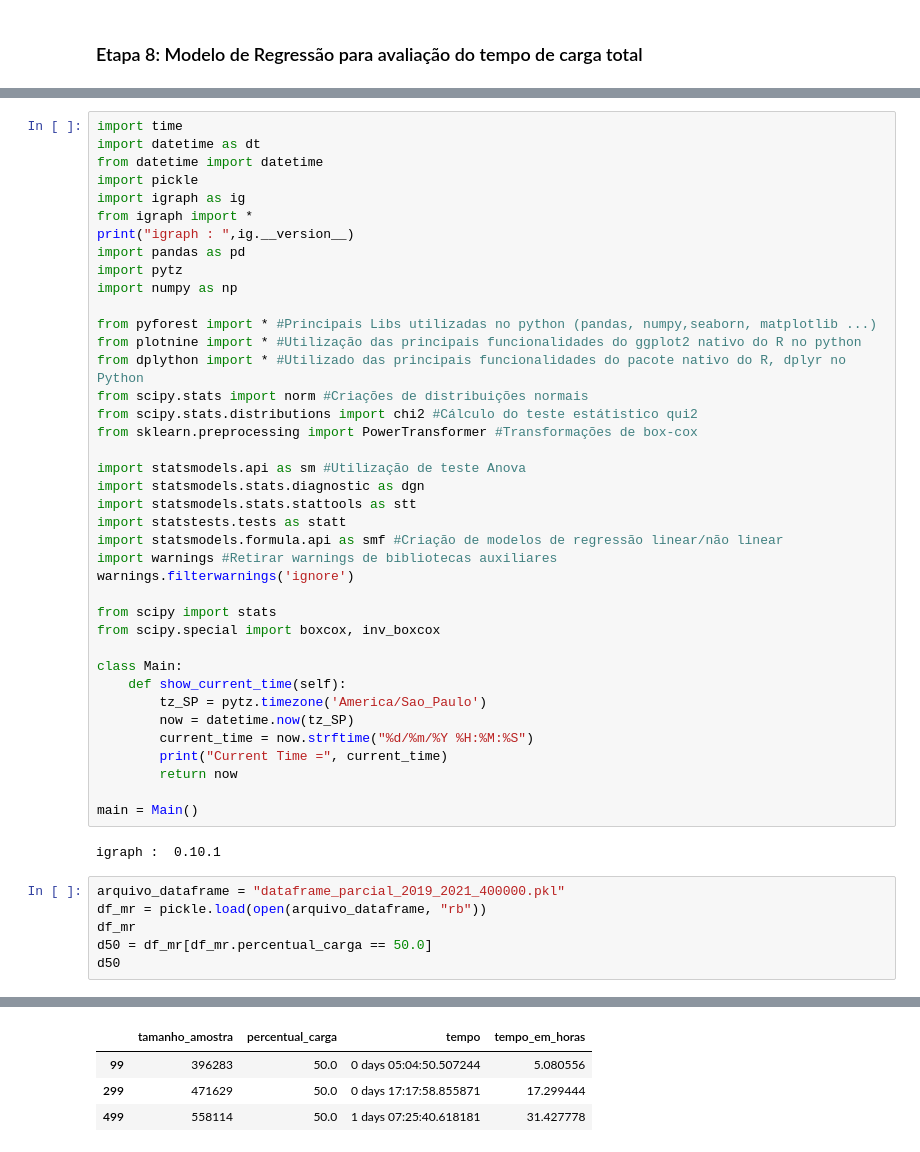
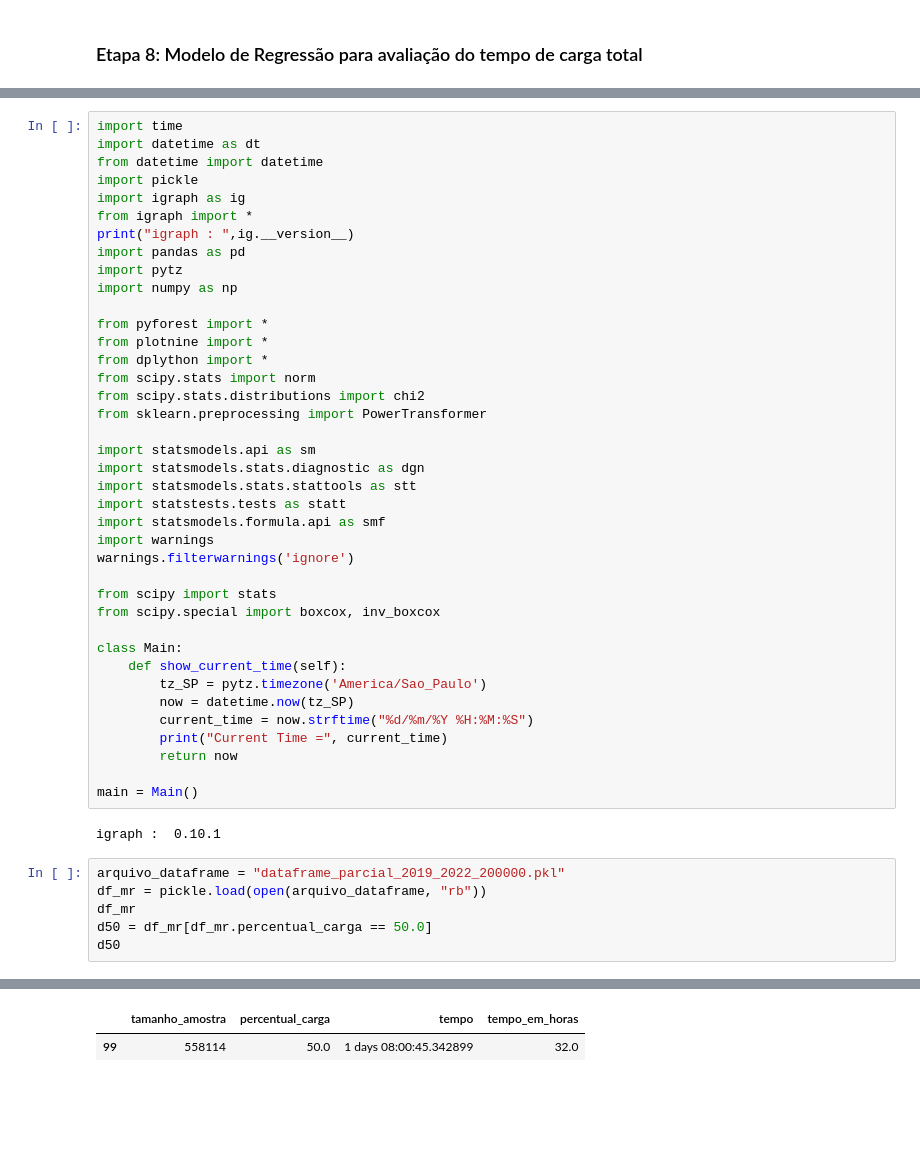
Before and after one commit to drausio/tcc_dsa_usp_esalq, a Jupyter notebook: resultados-projeto/07_ModeloRegressaoEstimativaTempoCarga.ipynb, the cells around one changed output, grey strips where cells are left out. Saved outputs shown, nothing was run; the diff lists cells and outputs as text; blank space fills up the shorter version.

```diff
--- a/resultados-projeto/07_ModeloRegressaoEstimativaTempoCarga.ipynb
+++ b/resultados-projeto/07_ModeloRegressaoEstimativaTempoCarga.ipynb
@@ -42,19 +42,19 @@ import pandas as pd
 import pytz
 import numpy as np
 
-from pyforest import * #Principais Libs utilizadas no python (pandas, numpy,seaborn, matplotlib ...)
-from plotnine import * #Utilização das principais funcionalidades do ggplot2 nativo do R no python
-from dplython import * #Utilizado das principais funcionalidades do pacote nativo do R, dplyr no Python
-from scipy.stats import norm #Criações de distribuições normais
-from scipy.stats.distributions import chi2 #Cálculo do teste estátistico qui2
-from sklearn.preprocessing import PowerTransformer #Transformações de box-cox
+from pyforest import *
+from plotnine import *
+from dplython import *
+from scipy.stats import norm
+from scipy.stats.distributions import chi2
+from sklearn.preprocessing import PowerTransformer
 
-import statsmodels.api as sm #Utilização de teste Anova
+import statsmodels.api as sm
 import statsmodels.stats.diagnostic as dgn
 import statsmodels.stats.stattools as stt
 import statstests.tests as statt
-import statsmodels.formula.api as smf #Criação de modelos de regressão linear/não linear
-import warnings #Retirar warnings de bibliotecas auxiliares
+import statsmodels.formula.api as smf
+import warnings
 warnings.filterwarnings('ignore')
 
 from scipy import stats
@@ -72,15 +72,13 @@ main = Main()
 # %% [output]
 igraph :  0.10.1
 # %%
-arquivo_dataframe = "dataframe_parcial_2019_2021_400000.pkl"
+arquivo_dataframe = "dataframe_parcial_2019_2022_200000.pkl"
 df_mr = pickle.load(open(arquivo_dataframe, "rb"))
 df_mr
 d50 = df_mr[df_mr.percentual_carga == 50.0]
 d50
 # %% [output]
 [interactive output not drawn]
 |  | tamanho_amostra | percentual_carga | tempo | tempo_em_horas |
-| 99 | 396283 | 50.0 | 0 days 05:04:50.507244 | 5.080556 |
-| 299 | 471629 | 50.0 | 0 days 17:17:58.855871 | 17.299444 |
-| 499 | 558114 | 50.0 | 1 days 07:25:40.618181 | 31.427778 |
+| 99 | 558114 | 50.0 | 1 days 08:00:45.342899 | 32.0 |
 # %%
```
Also changed, not shown: parts of 13 cells of this notebook, 2 other files.
